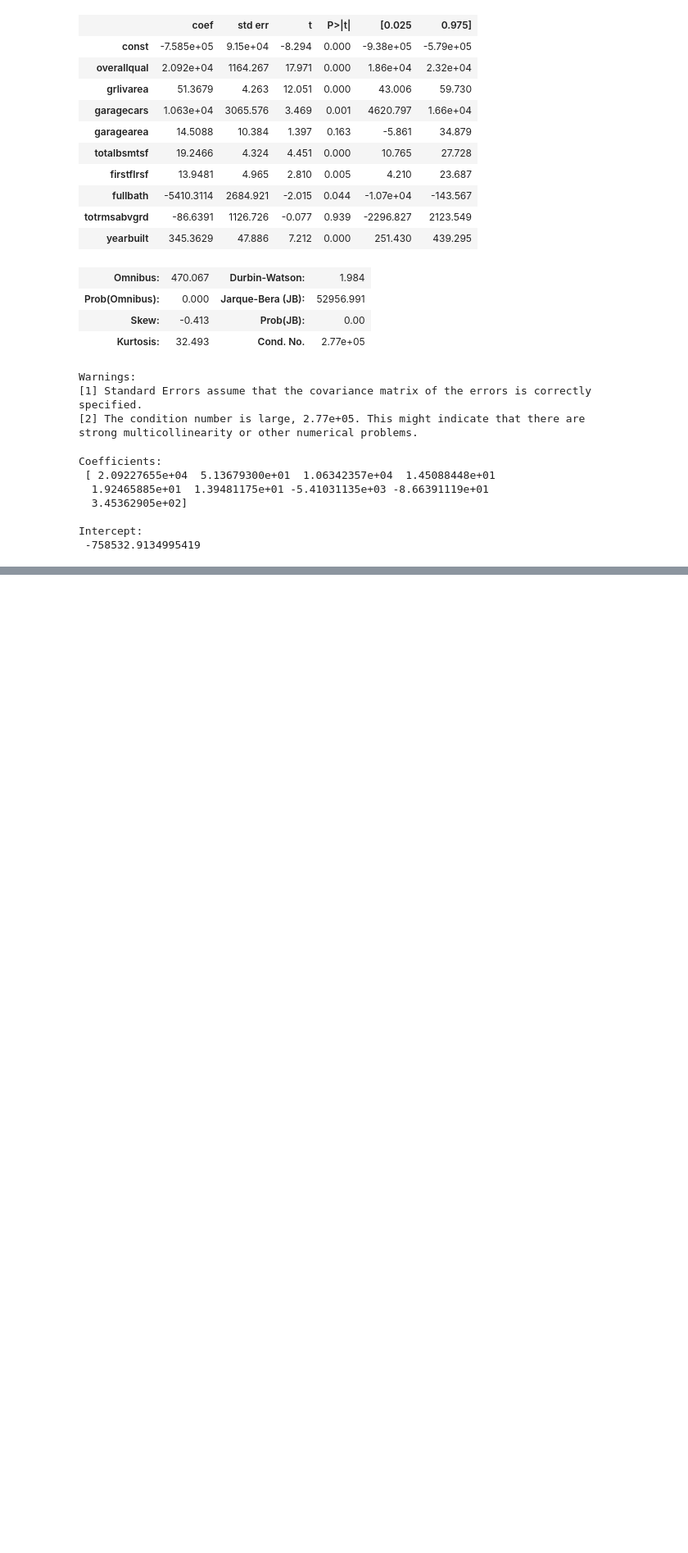
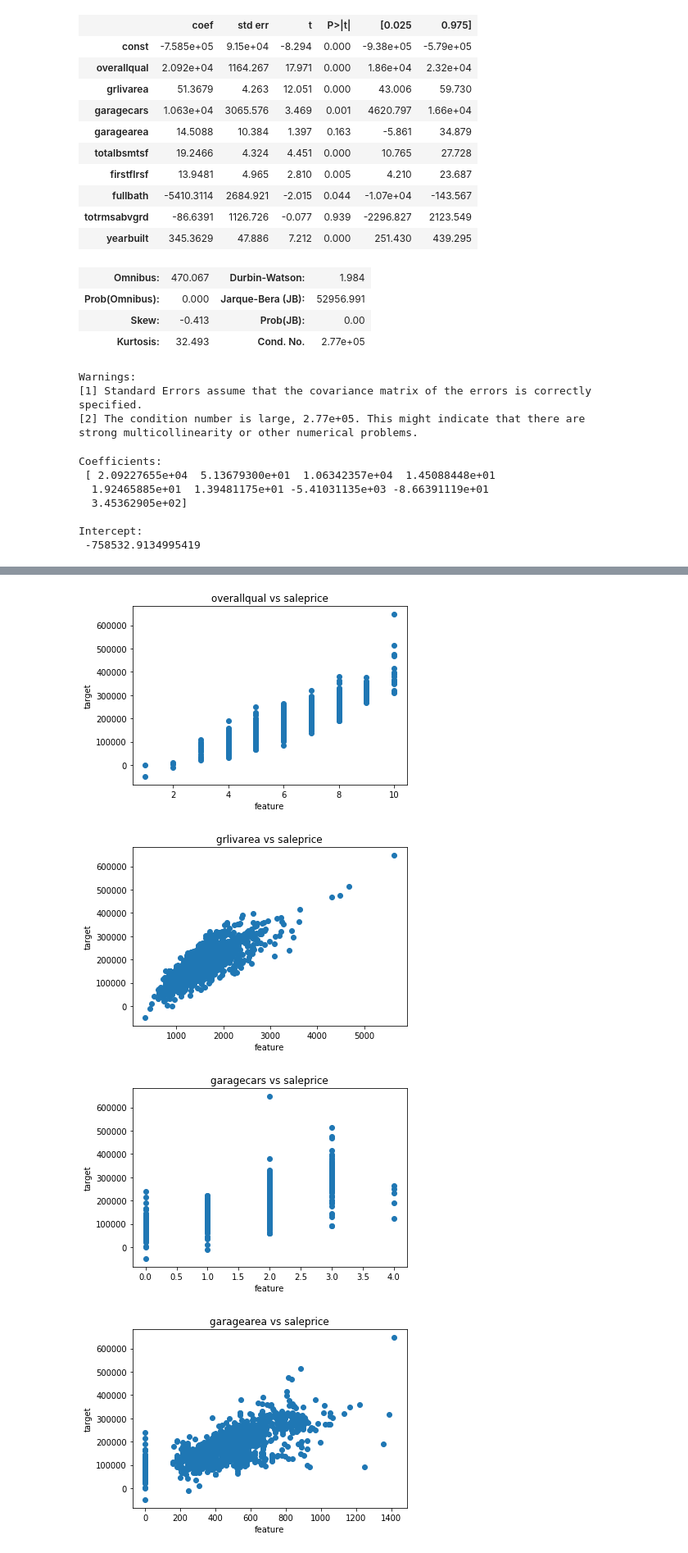
Before and after one commit to rajinigurijala/Thinkful, a Jupyter notebook: SimpleLinearRegressionOLS.ipynb, the cells around one changed output, grey strips where cells are left out. Shown at 82% size. Cells and saved outputs as stored; diff of their text form; code cells hidden in the pictures; blank space fills up the shorter version.

```diff
--- a/SimpleLinearRegressionOLS.ipynb
+++ b/SimpleLinearRegressionOLS.ipynb
@@ -224,0 +213,16 @@ Intercept:
+# %%
+predictions = lrm.predict(X)
+
+# we plot the estimated Y and X
+# the relationship should be quadratic
+for feature in X.columns:
+    plt.scatter(houses[feature], predictions)
+    plt.xlabel("feature")
+    plt.ylabel("target")
+    plt.title('{} vs saleprice'.format(feature))
+    plt.show()
+# %% [output]
+[figure, added]
+[figure, added]
+[figure, added]
+[figure, added]
```
Also changed, not shown: parts of 21 cells of this notebook.
